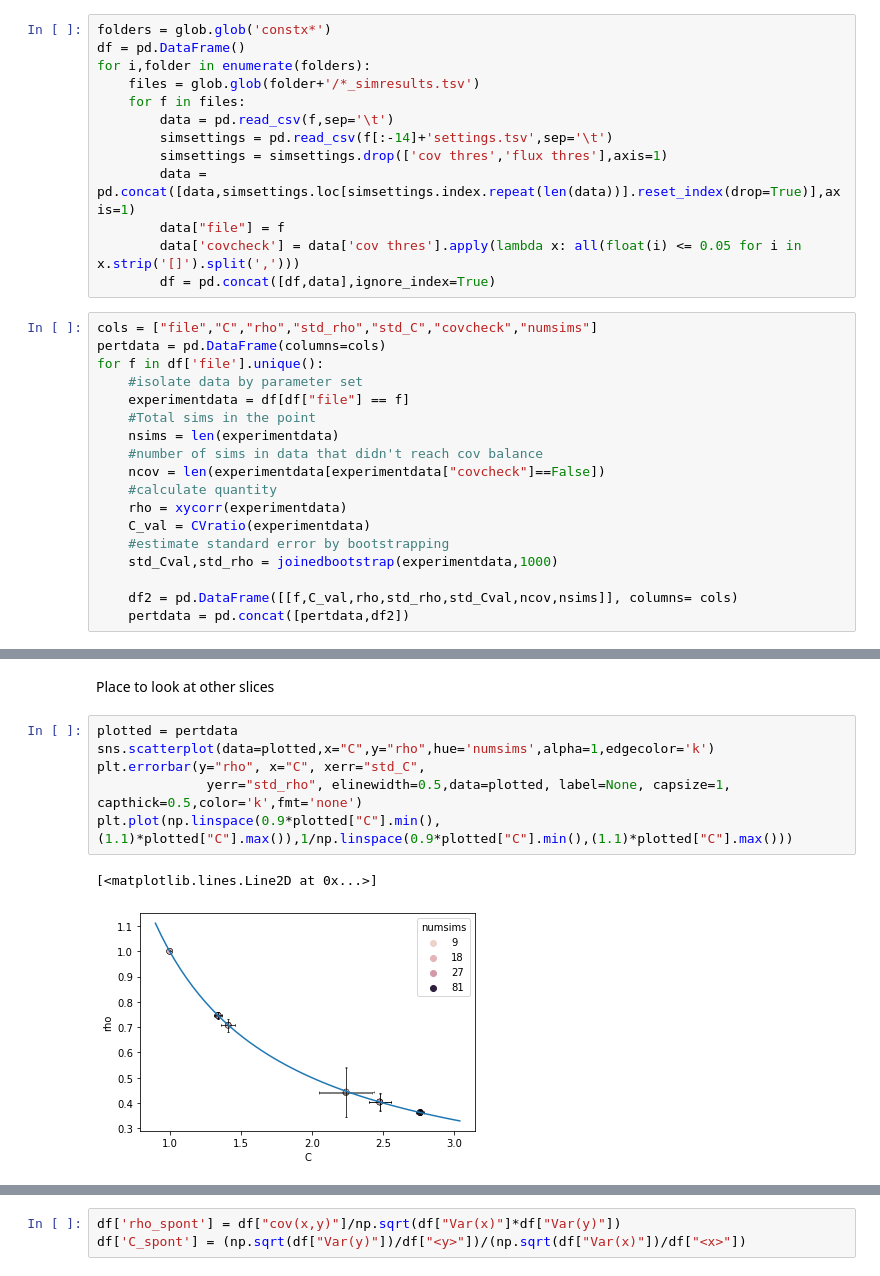
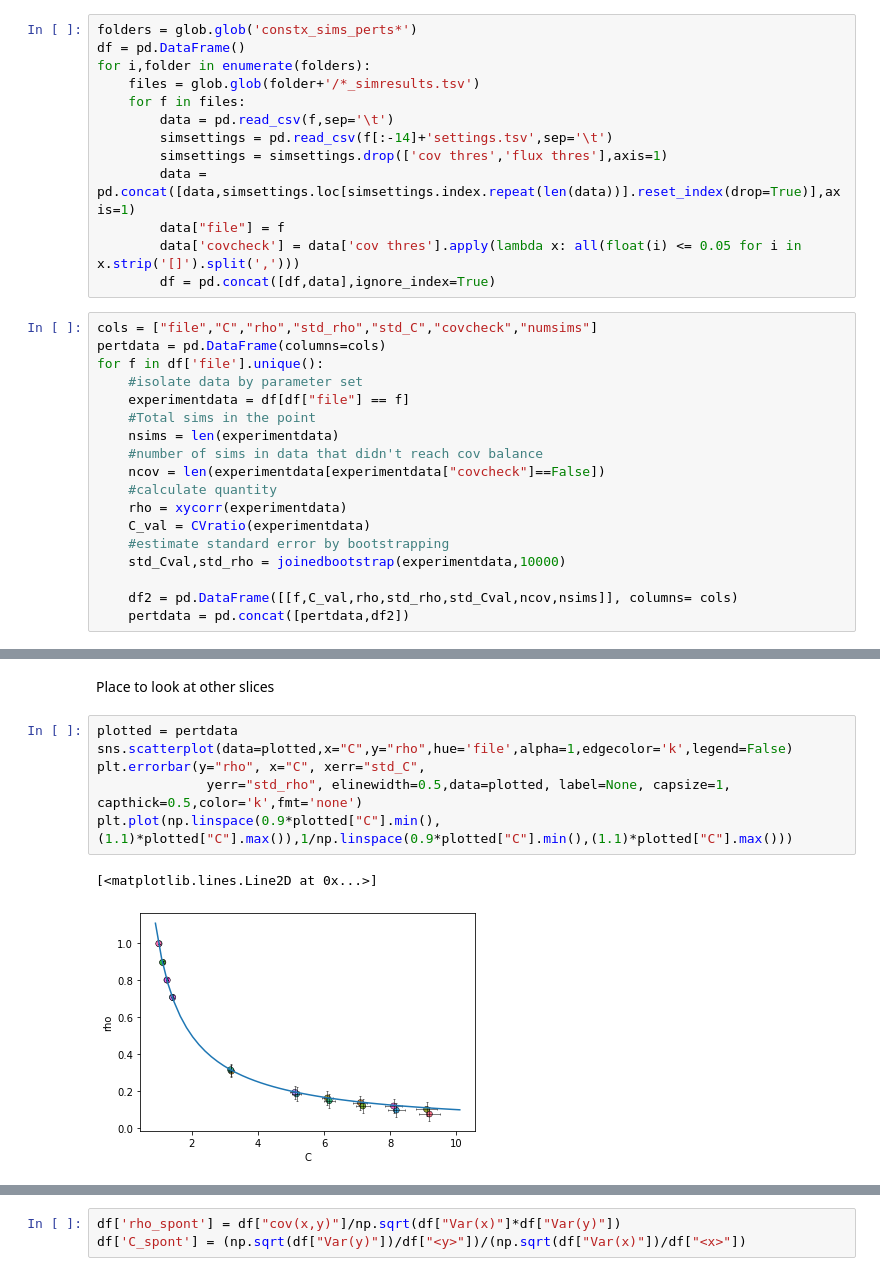
Before and after one commit to s-iyengar/StochFiniteDiffs, a Jupyter notebook: nofb_pointsplot.ipynb, the cells around one changed output, grey strips where cells are left out. Cells and saved outputs as stored; diff of their text form.

Commit message:
Generated data for const and some fy 0 systems

```diff
--- a/nofb_pointsplot.ipynb
+++ b/nofb_pointsplot.ipynb
@@ -33,7 +33,7 @@ for f in files:
 
 df = pd.concat(dfs, ignore_index=True)
 # %%
-folders = glob.glob('constx*')
+folders = glob.glob('constx_sims_perts*')
 df = pd.DataFrame()
 for i,folder in enumerate(folders):
     files = glob.glob(folder+'/*_simresults.tsv')
@@ -59,7 +59,7 @@ for f in df['file'].unique():
     rho = xycorr(experimentdata)
     C_val = CVratio(experimentdata)
     #estimate standard error by bootstrapping
-    std_Cval,std_rho = joinedbootstrap(experimentdata,1000)
+    std_Cval,std_rho = joinedbootstrap(experimentdata,10000)
 
     df2 = pd.DataFrame([[f,C_val,rho,std_rho,std_Cval,ncov,nsims]], columns= cols)
     pertdata = pd.concat([pertdata,df2])
@@ -90,10 +90,10 @@ plt.xscale('log')
 Place to look at other slices
 # %%
 plotted = pertdata
-sns.scatterplot(data=plotted,x="C",y="rho",hue='numsims',alpha=1,edgecolor='k')
+sns.scatterplot(data=plotted,x="C",y="rho",hue='file',alpha=1,edgecolor='k',legend=False)
 plt.errorbar(y="rho", x="C", xerr="std_C",
               yerr="std_rho", elinewidth=0.5,data=plotted, label=None, capsize=1, capthick=0.5,color='k',fmt='none')
 plt.plot(np.linspace(0.9*plotted["C"].min(),(1.1)*plotted["C"].max()),1/np.linspace(0.9*plotted["C"].min(),(1.1)*plotted["C"].max()))
 # %% [output]
 [<matplotlib.lines.Line2D at 0x...>]
-[figure, old version]
+[figure, new version]
```
Also changed, not shown: parts of 7 cells of this notebook, 5 other files.
